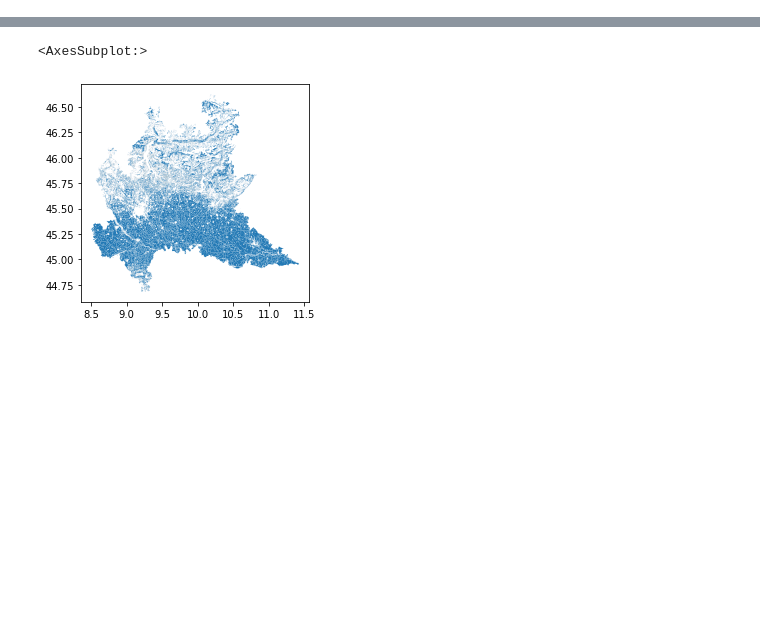
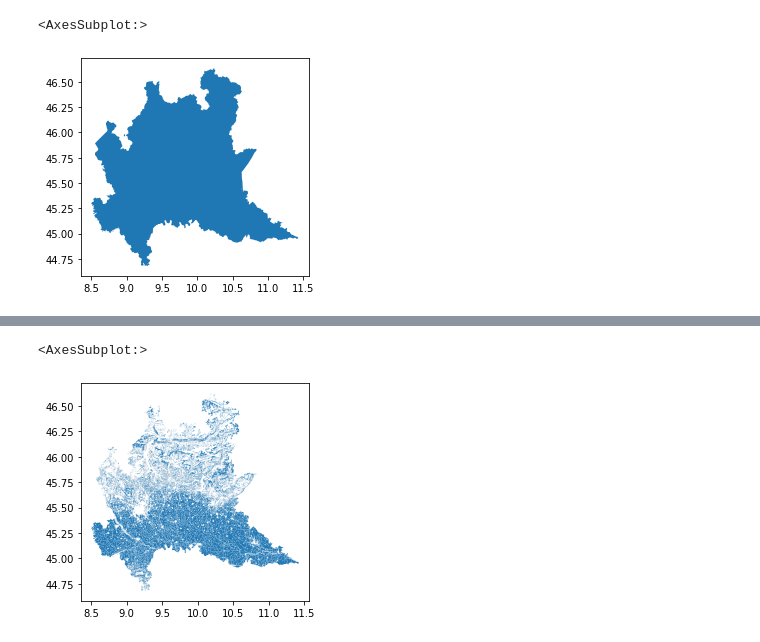
Before and after one commit to samuelexferri/unibg-statistic2, a Jupyter notebook: notebooks/data_3_preprocessing_regressors.ipynb, the cells around one changed output, grey strips where cells are left out. Drawn from its saved outputs; the diff is of its cells as text; code cells hidden in the pictures; blank space fills up the shorter version.

```diff
--- a/notebooks/data_3_preprocessing_regressors.ipynb
+++ b/notebooks/data_3_preprocessing_regressors.ipynb
@@ -11,0 +8,15 @@
+# %%
+# REGIONE
+import geopandas as gpd
+from shapely.geometry import Point
+
+from shapely import speedups
+speedups.disable()
+
+regione = gpd.read_file('../resources/regione/regione_2015.shp')
+
+regione.to_crs(epsg=4326, inplace=True)
+regione.plot()
+# %% [output]
+<AxesSubplot:>
+[figure, added]
```
Also changed, not shown: parts of 41 cells of this notebook, 7 other files.
